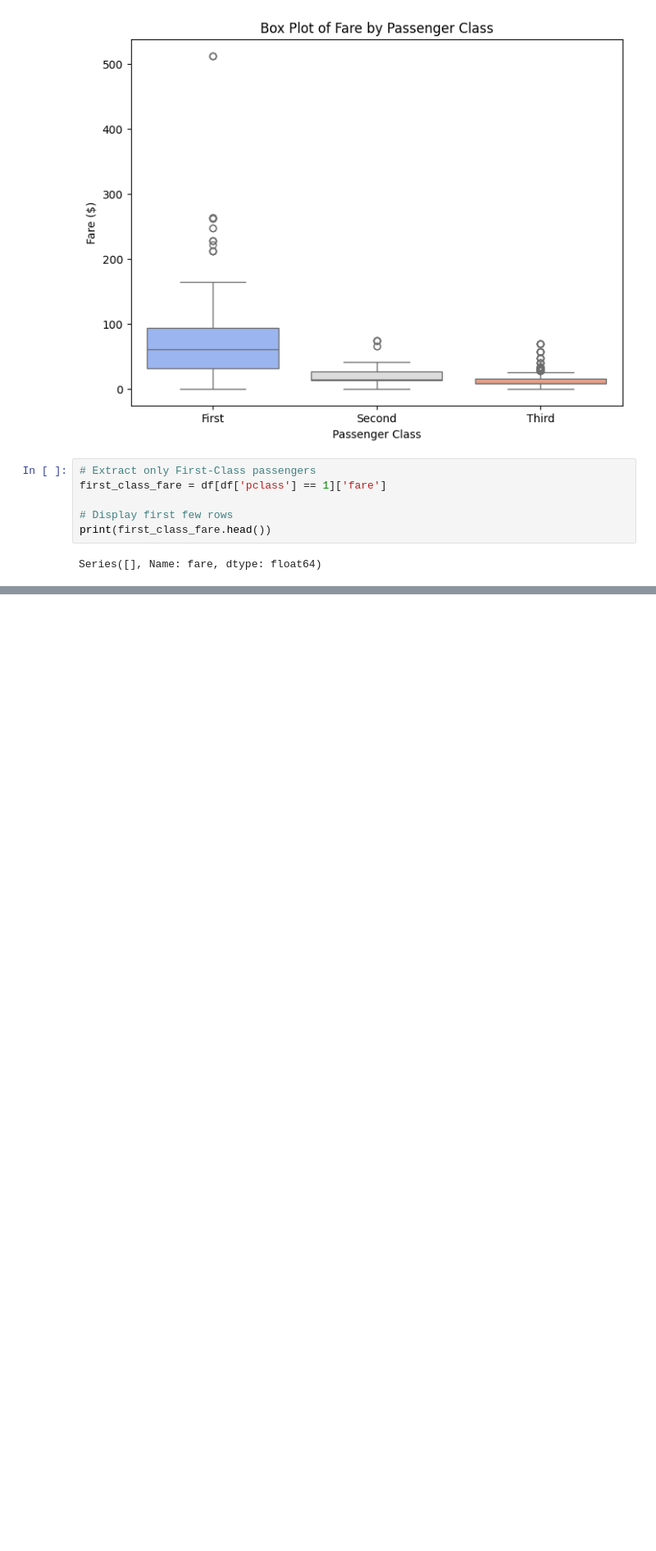
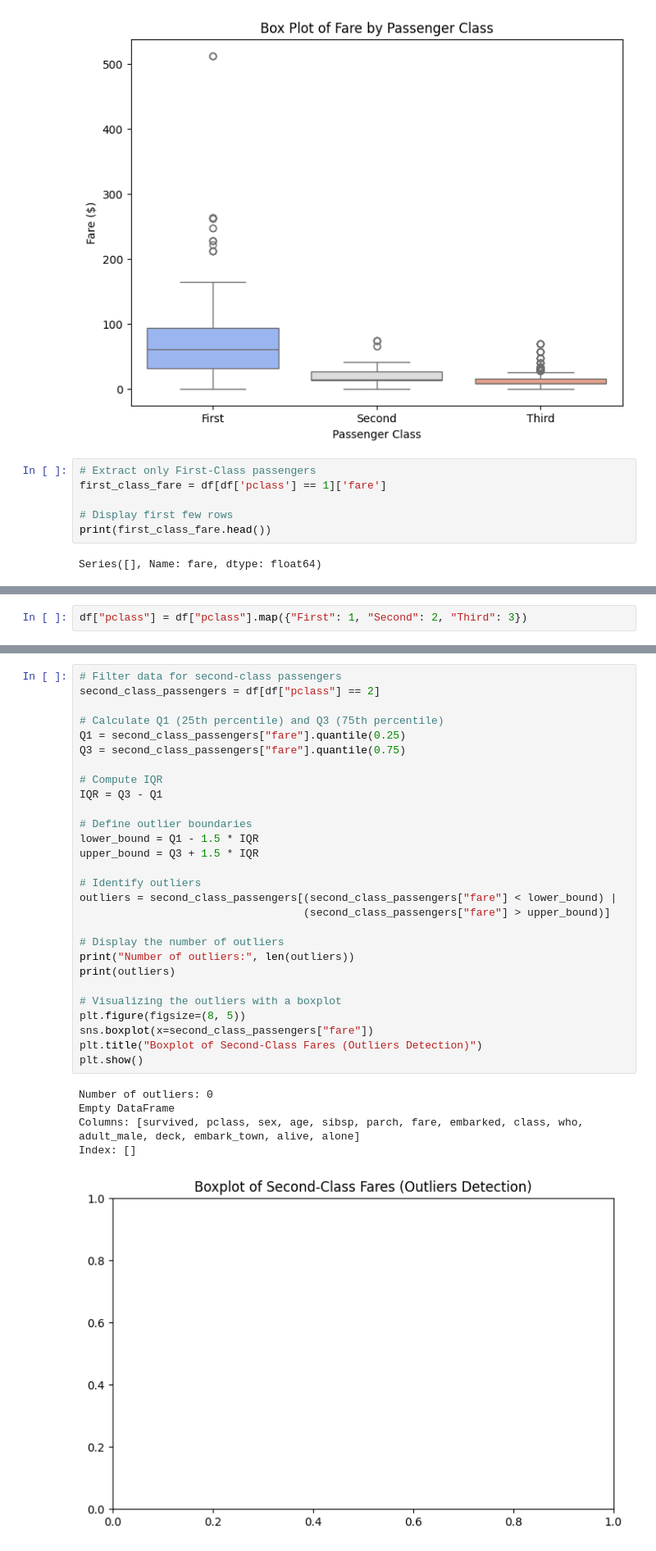
Before and after one commit to ejazurrehman/EDA, a Jupyter notebook: EDA.ipynb, the cells around one changed output, grey strips where cells are left out. Shown at 82% size. Cells and saved outputs as stored; diff of their text form; blank space fills up the shorter version.

```diff
--- a/EDA.ipynb
+++ b/EDA.ipynb
@@ -214,0 +332,2 @@ Series([], Name: fare, dtype: float64)
+# %%
+df["pclass"] = df["pclass"].map({"First": 1, "Second": 2, "Third": 3})
@@ -214,0 +372,34 @@ Series([], Name: fare, dtype: float64)
+# %%
+# Filter data for second-class passengers
+second_class_passengers = df[df["pclass"] == 2]
+
+# Calculate Q1 (25th percentile) and Q3 (75th percentile)
+Q1 = second_class_passengers["fare"].quantile(0.25)
+Q3 = second_class_passengers["fare"].quantile(0.75)
+
+# Compute IQR
+IQR = Q3 - Q1
+
+# Define outlier boundaries
+lower_bound = Q1 - 1.5 * IQR
+upper_bound = Q3 + 1.5 * IQR
+
+# Identify outliers
+outliers = second_class_passengers[(second_class_passengers["fare"] < lower_bound) |
+                                   (second_class_passengers["fare"] > upper_bound)]
+
+# Display the number of outliers
+print("Number of outliers:", len(outliers))
+print(outliers)
+
+# Visualizing the outliers with a boxplot
+plt.figure(figsize=(8, 5))
+sns.boxplot(x=second_class_passengers["fare"])
+plt.title("Boxplot of Second-Class Fares (Outliers Detection)")
+plt.show()
+# %% [output]
+Number of outliers: 0
+Empty DataFrame
+Columns: [survived, pclass, sex, age, sibsp, parch, fare, embarked, class, who, adult_male, deck, embark_town, alive, alone]
+Index: []
+[figure, added]
```
Also changed, not shown: parts of 17 cells of this notebook.
